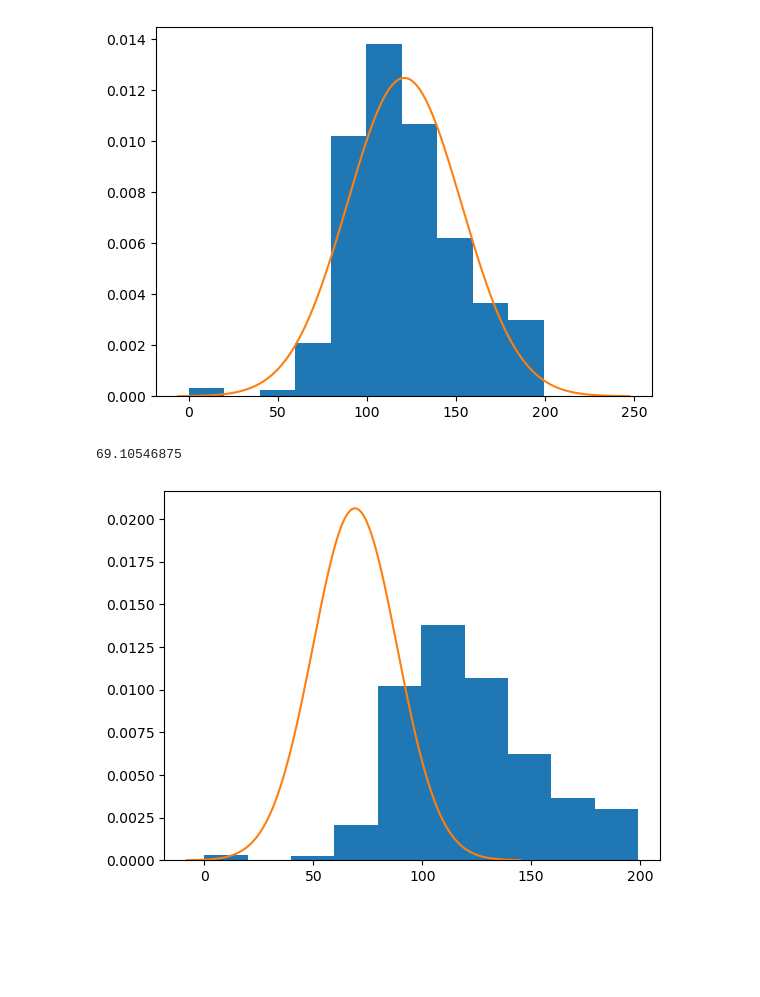
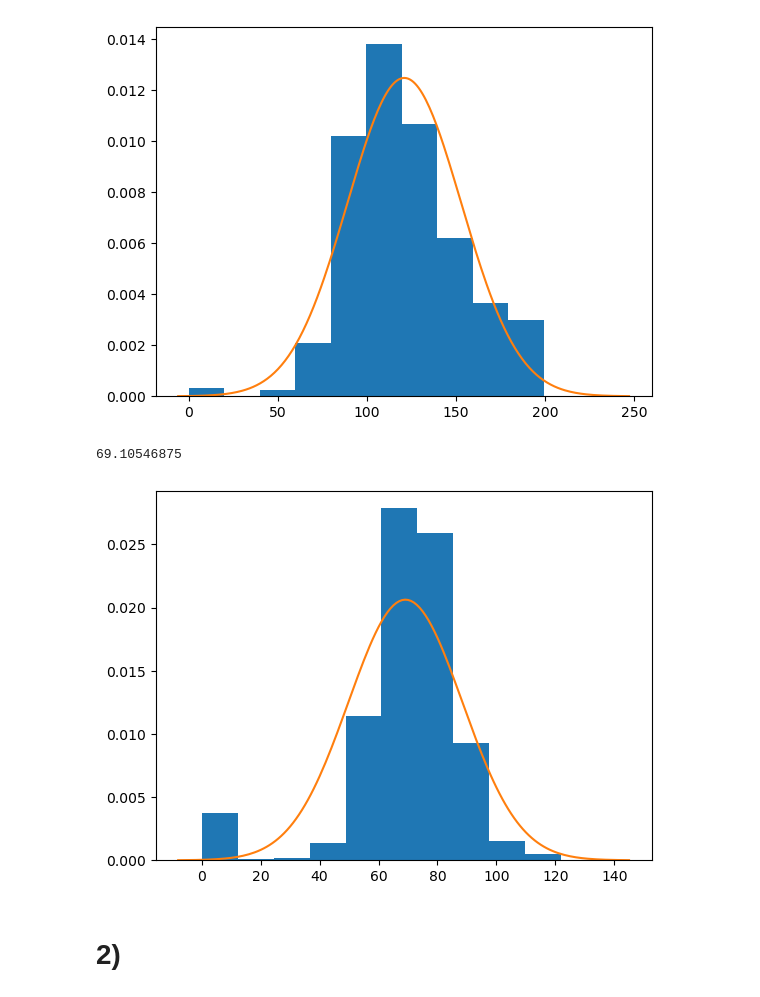
Before and after one commit to Francisca105/wh-apre, a Jupyter notebook: G081_notebook.ipynb, the cells around one changed output. Drawn from its saved outputs; the diff is of its cells as text; code cells hidden in the pictures; blank space fills up the shorter version.

```diff
--- a/G081_notebook.ipynb
+++ b/G081_notebook.ipynb
@@ -47,18 +47,20 @@ pyplot.show()
 # %%
 from matplotlib import pyplot
 from scipy.stats import norm
 
 mean = np.mean(df['BloodPressure'])
 print(mean)
 std_dev = np.std(df['BloodPressure'])
 dist = norm(mean, std_dev)
 
 values = [value for value in range(int(mean - 4*std_dev), int(mean + 4*std_dev))]
 probabilities = [dist.pdf(value) for value in values]
 
-pyplot.hist(df['Glucose'], bins=10, density=True)
+pyplot.hist(df['BloodPressure'], bins=10, density=True)
 pyplot.plot(values, probabilities)
 pyplot.show()
 # %% [output]
 69.10546875
-[figure, old version]
+[figure, new version]
+# %% [markdown]
+# 2)
```
Also changed, not shown: parts of 3 cells of this notebook.
